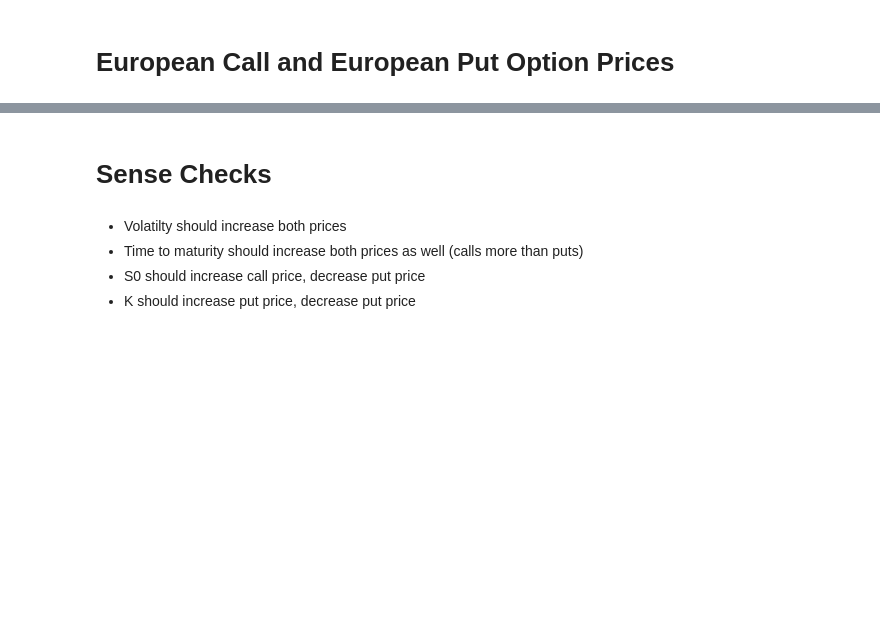
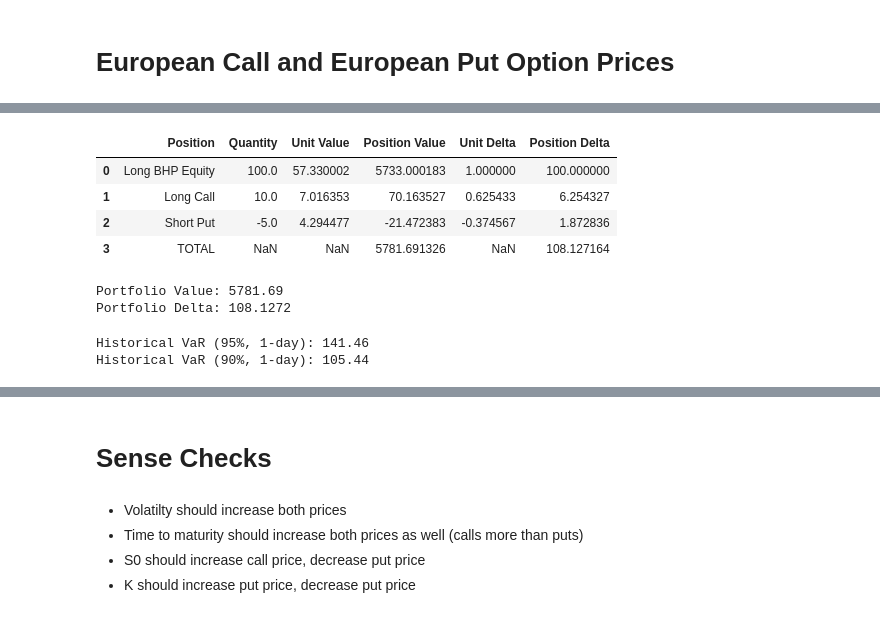
Before and after one commit to alicepini981-sudo/T4-Group-4-FINM3422-A3, a Jupyter notebook: notebooks/derivative.ipynb, the cells around one changed output, grey strips where cells are left out. Saved outputs shown, nothing was run; the diff lists cells and outputs as text; code cells hidden in the pictures; blank space fills up the shorter version.

Commit message:
Updated Derivative and Portfolio Python Files

```diff
--- a/notebooks/derivative.ipynb
+++ b/notebooks/derivative.ipynb
@@ -91,0 +212,37 @@ The put price is $4.2952
+# %%
+# ── 5. Create the portfolio object ────────────────────
+portfolio = Portfolio()
+
+portfolio.add_position(equity, quantity=100,  label="Long BHP Equity")
+portfolio.add_position(call,   quantity=10,   label="Long Call")
+portfolio.add_position(put,    quantity=-5,   label="Short Put")
+# %%
+# ── 6. Show the portfolio position table ──────────────
+position_df = portfolio.position_table()
+position_df
+# %% [output]
+|  | Position | Quantity | Unit Value | Position Value | Unit Delta | Position Delta |
+| 0 | Long BHP Equity | 100.0 | 57.330002 | 5733.000183 | 1.000000 | 100.000000 |
+| 1 | Long Call | 10.0 | 7.016353 | 70.163527 | 0.625433 | 6.254327 |
+| 2 | Short Put | -5.0 | 4.294477 | -21.472383 | -0.374567 | 1.872836 |
+| 3 | TOTAL | NaN | NaN | 5781.691326 | NaN | 108.127164 |
+# %%
+# ── 7. Compute core portfolio outputs ─────────────────
+portfolio_value = portfolio.value()
+portfolio_delta = portfolio.delta()
+
+print("Portfolio Value:", round(portfolio_value, 2))
+print("Portfolio Delta:", round(portfolio_delta, 4))
+# %% [output]
+Portfolio Value: 5781.69
+Portfolio Delta: 108.1272
+# %%
+# ── 8. Compute historical VaR using real BHP returns ──
+hist_var_95 = portfolio.historical_var(bhp_returns, alpha=0.95, horizon_days=1)
+hist_var_90 = portfolio.historical_var(bhp_returns, alpha=0.90, horizon_days=1)
+
+print("Historical VaR (95%, 1-day):", round(hist_var_95, 2))
+print("Historical VaR (90%, 1-day):", round(hist_var_90, 2))
+# %% [output]
+Historical VaR (95%, 1-day): 141.46
+Historical VaR (90%, 1-day): 105.44
```
Also changed, not shown: parts of 15 cells of this notebook, 2 other files.
